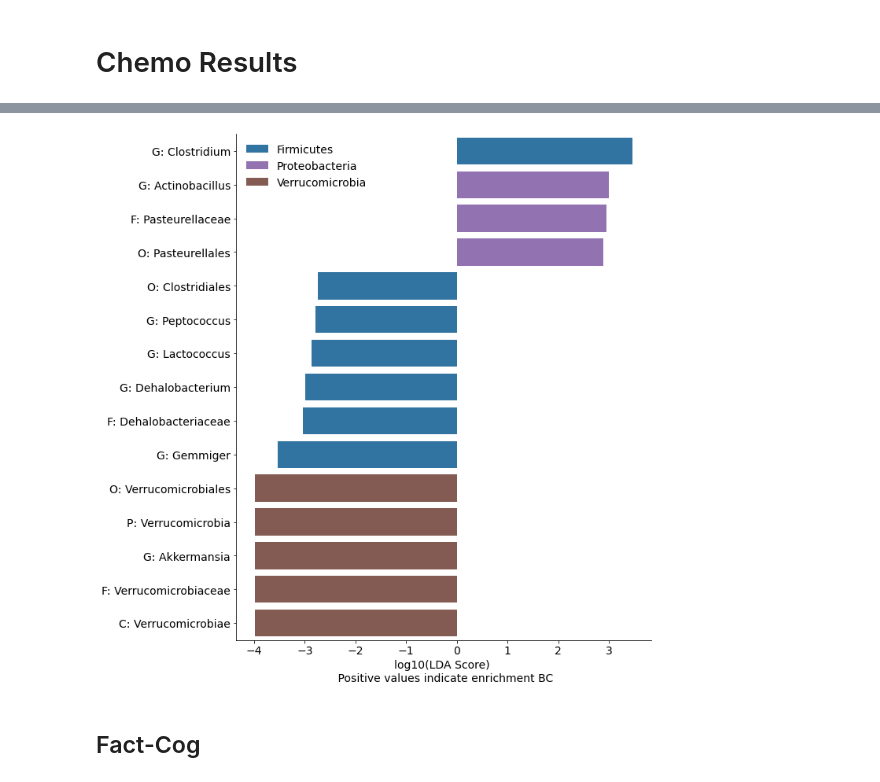
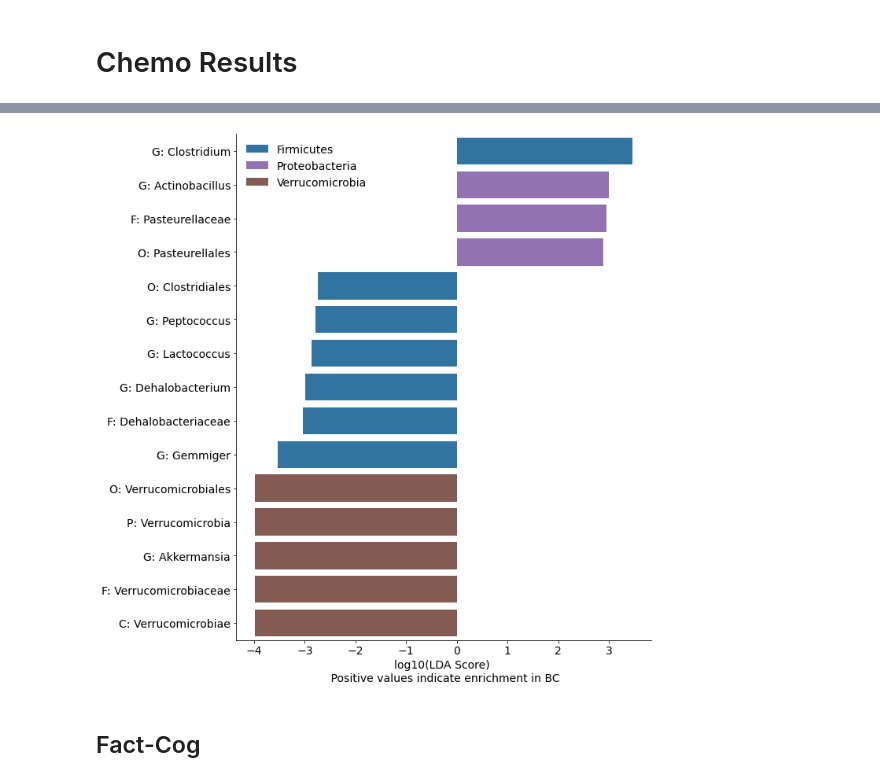
Before and after one commit to sterrettJD/Chemobrain, a Jupyter notebook: LEfSe.ipynb, the cells around one changed output, grey strips where cells are left out. Cells and saved outputs as stored; diff of their text form; code cells hidden in the pictures.

Commit message:
fix typo in chemo plot name

```diff
--- a/LEfSe.ipynb
+++ b/LEfSe.ipynb
@@ -400,33 +400,33 @@ lefse["plotnames"] = lefse["plotnames"].apply(make_tax_shorter)
 # %%
 ax = sns.barplot(y="plotnames",
                  x="LDA Score (log10)",
                  hue = "Phylum",
                  data = lefse.loc[(lefse["LDA Score (log10)"] < -2.7) | (lefse["LDA Score (log10)"] > 2)],
                  dodge=False,
                  hue_order=["Firmicutes",
                             #"Actinobacteria","Bacteroidetes","Tenericutes",
                             "Proteobacteria","Verrucomicrobia"],
                 palette=["tab:blue", "tab:purple", "tab:brown"])
 
 ax.set_ylabel(None)
 ax.tick_params(axis='y', labelsize=14)
 # ax.set_title("LEfSe Scores for Taxa Enriched in Breast Cancer Participants \nRelative to Healthy Control Participants")
-ax.set_xlabel("log10(LDA Score) \n Positive values indicate enrichment BC",
+ax.set_xlabel("log10(LDA Score) \n Positive values indicate enrichment in BC",
              fontsize=14)
 ax.tick_params(axis='x', labelsize=14)
 
 ax.spines[["top", "right"]].set_visible(False)
 
 ax.legend(frameon=False, fontsize=14)
 
 plt.gcf().set_size_inches(10,10)
 plt.tight_layout()
 
 plt.savefig("Figures/Chemo-LEfSe.pdf")
 plt.savefig("Figures/Chemo-LEfSe.png")
 plt.show()
 # %% [output]
-[figure, old version]
+[figure, new version]
 # %%
 chemolefse = lefse
 # %%
```
